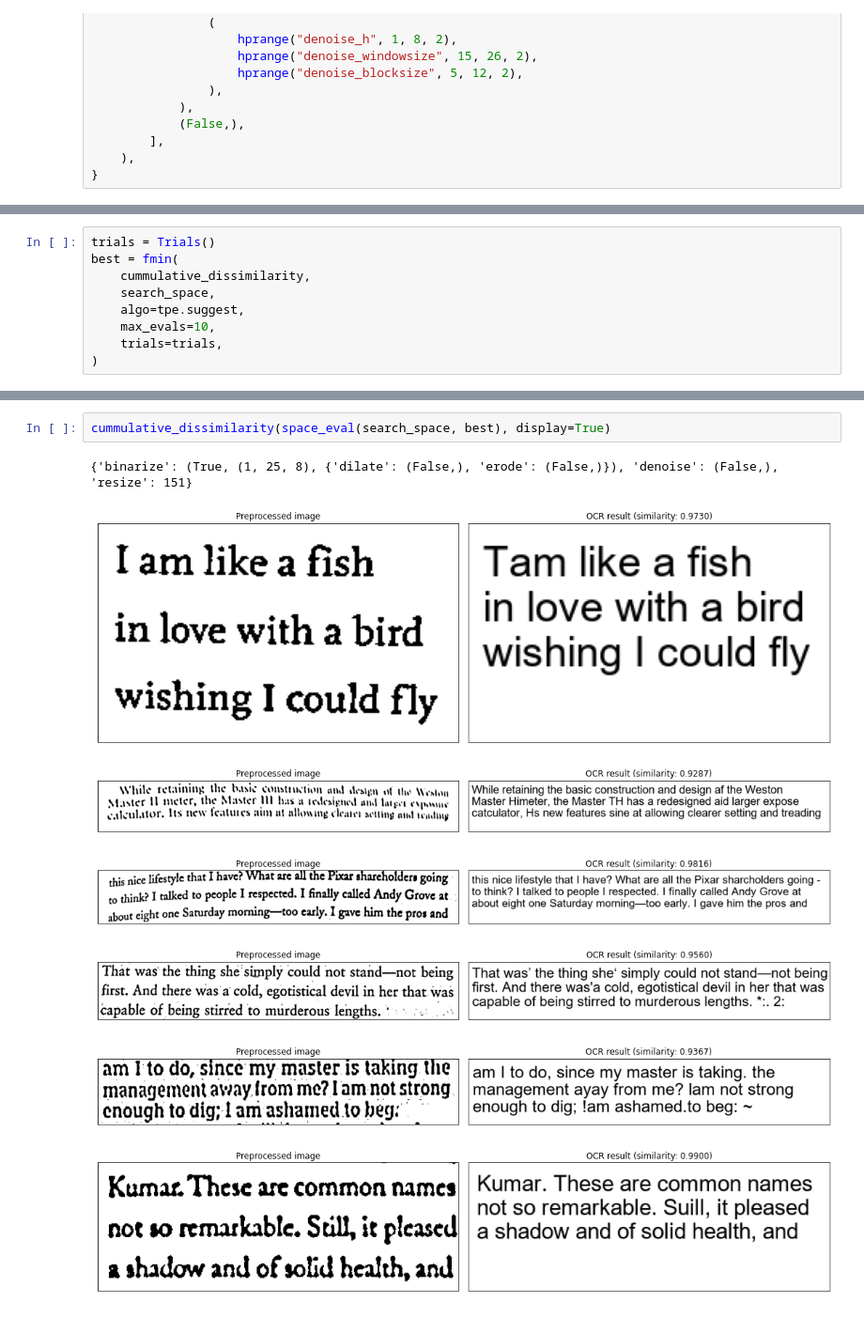
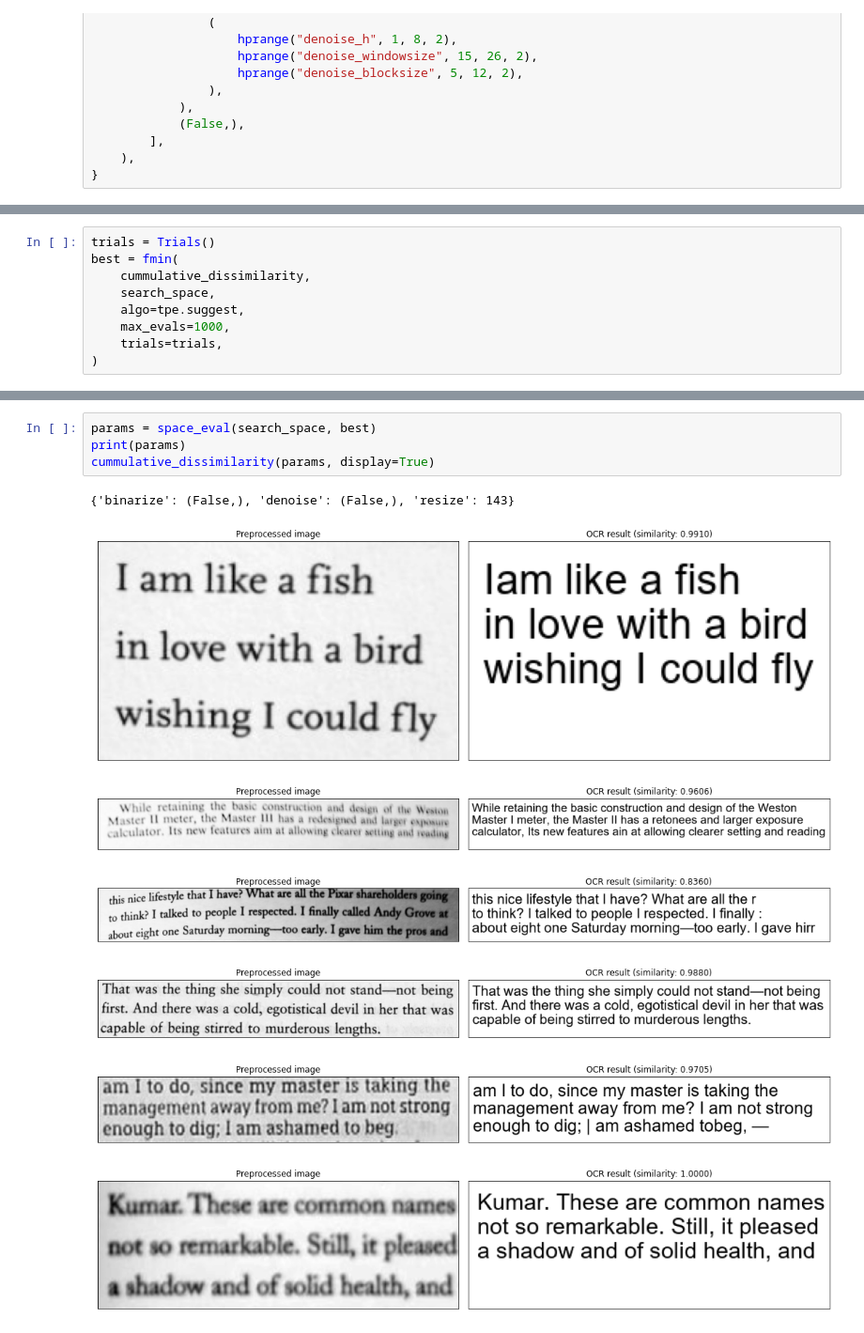
Before and after one commit to wblachowski/optimize-anything-with-hyperopt, a Jupyter notebook: Notebook.ipynb, the cells around one changed output, grey strips where cells are left out. Shown at 94% size. Saved outputs shown, nothing was run; the diff lists cells and outputs as text.

```diff
--- a/Notebook.ipynb
+++ b/Notebook.ipynb
@@ -67,6 +76,6 @@ best = fmin(
     cummulative_dissimilarity,
     search_space,
     algo=tpe.suggest,
-    max_evals=10,
+    max_evals=1000,
     trials=trials,
 )
@@ -96,10 +82,12 @@ space_eval(search_space, best)
 # %%
-cummulative_dissimilarity(space_eval(search_space, best), display=True)
+params = space_eval(search_space, best)
+print(params)
+cummulative_dissimilarity(params, display=True)
 # %% [output]
-{'binarize': (True, (1, 25, 8), {'dilate': (False,), 'erode': (False,)}), 'denoise': (False,), 'resize': 151}
+{'binarize': (False,), 'denoise': (False,), 'resize': 143}
-[figure, old version]
+[figure, new version]
-[figure, old version]
+[figure, new version]
-[figure, old version]
+[figure, new version]
-[figure, old version]
+[figure, new version]
-[figure, old version]
+[figure, new version]
-[figure, old version]
+[figure, new version]
```
Also changed, not shown: parts of 8 cells of this notebook.
